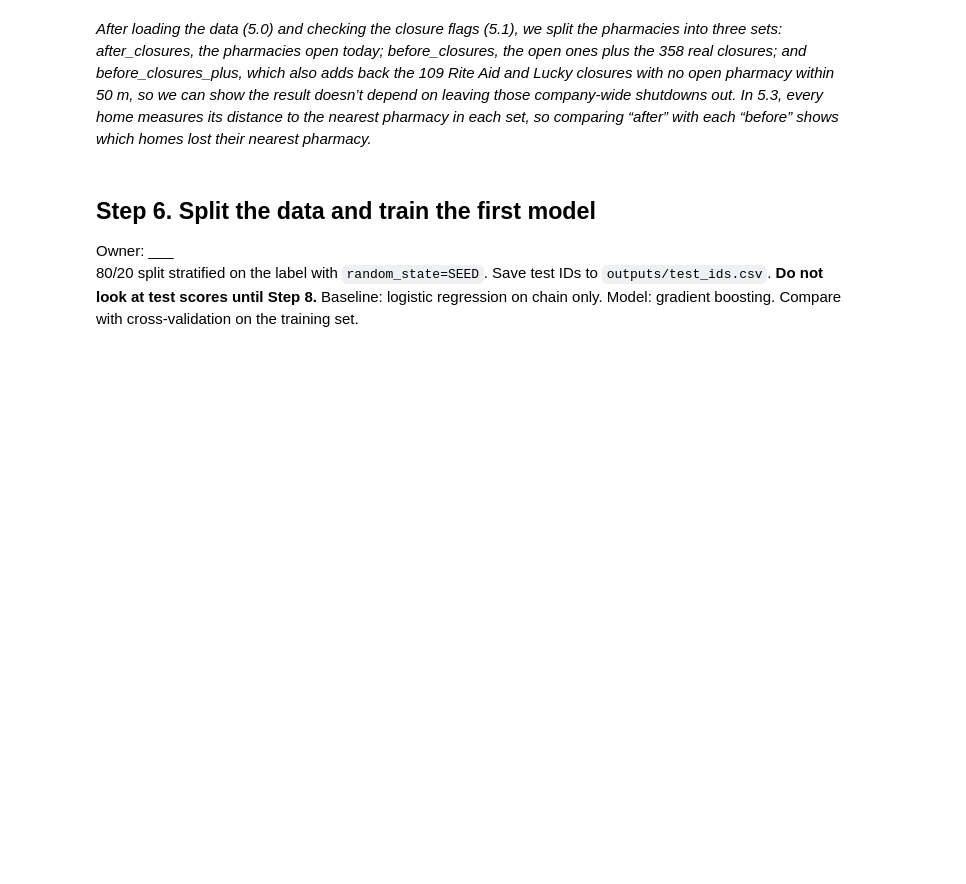
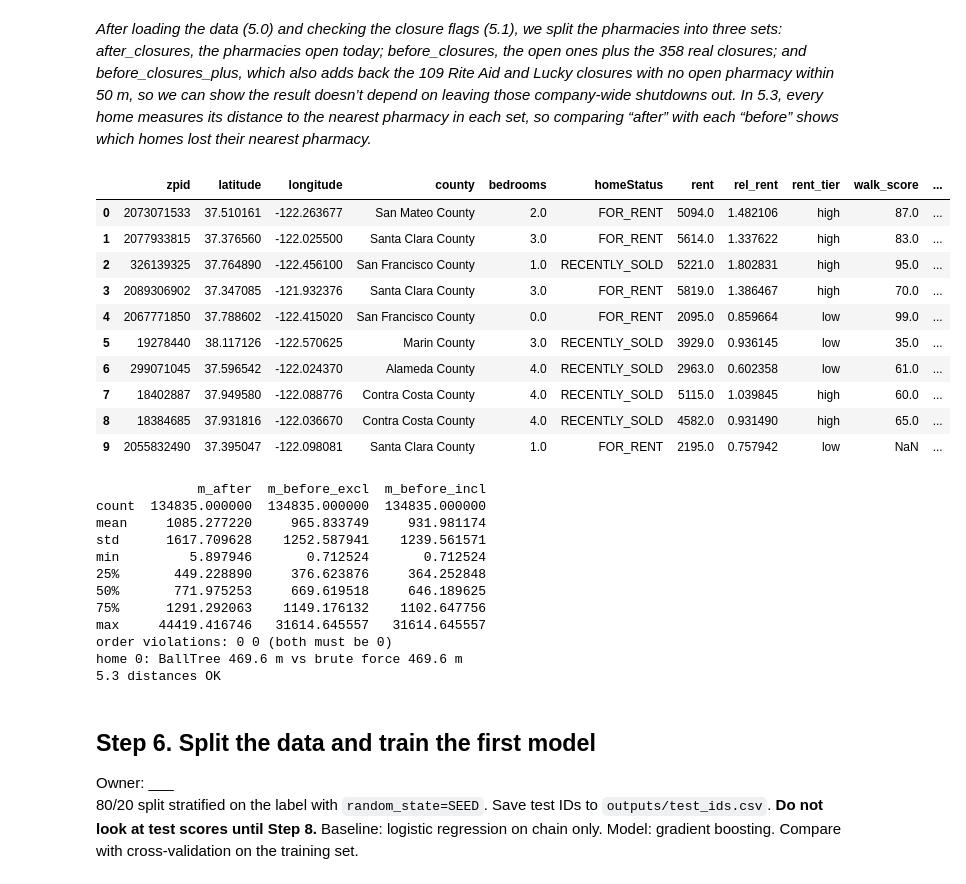
Before and after one commit to EthanRCF/ghost-pharmacies, a Jupyter notebook: notebooks/ghost_pharmacies_brian.ipynb, the cells around one changed output. Cells and saved outputs as stored; diff of their text form; code cells hidden in the pictures; blank space fills up the shorter version.

Commit message:
5.3: got 3 distances for how far away the closest pharm is, 3 bc of current and past and edge case cover

```diff
--- a/notebooks/ghost_pharmacies_brian.ipynb
+++ b/notebooks/ghost_pharmacies_brian.ipynb
@@ -579,15 +579,11 @@ print("5.1 flags OK \n")
 
 
 # 5.2: narrowing down pharmacies_clean.csv to the 3 sets we need, after_set, before_excl, before_incl
-after_closures = load_ph[is_open] # current status of pharm
-before_closures = load_ph[is_open | is_real]
-before_closures_plus = load_ph[(is_open | is_real) | (is_closed & is_chain & ~near_open)]
-
-# 5.2 checks: set sizes, nesting, and what each step adds
-after_closures       = load_ph[is_open].copy()
-before_closures      = load_ph[is_open | is_real].copy()
+after_closures = load_ph[is_open].copy() # current status of pharm
+before_closures = load_ph[is_open | is_real].copy()
 before_closures_plus = load_ph[(is_open | is_real) | (is_closed & is_chain & ~near_open)].copy()
 
+# 5.2 check the set sizes they should be
 for name, df, expected in [("after", after_closures, 1168),
                            ("before_excl", before_closures, 1526),
                            ("before_incl", before_closures_plus, 1635)]:
@@ -611,3 +607,69 @@ before_incl: 1635 (expected 1635)
 5.2 sets OK
 # %% [markdown]
 *After loading the data (5.0) and checking the closure flags (5.1), we split the pharmacies into three sets: after_closures, the pharmacies open today; before_closures, the open ones plus the 358 real closures; and before_closures_plus, which also adds back the 109 Rite Aid and Lucky closures with no open pharmacy within 50 m, so we can show the result doesn’t depend on leaving those company-wide shutdowns out. In 5.3, every home measures its distance to the nearest pharmacy in each set, so comparing “after” with each “before” shows which homes lost their nearest pharmacy.*
+# %%
+# 5.3: for every home, find out how far away the closest pharm is (do it for all 3 sets you got)
+# helper function that finds closest pharm for every home
+def nearest_pharm(homes, pharm):
+    pharm_rad = np.radians(pharm[["lat", "lon"]].to_numpy())
+    homes_rad = np.radians(homes[["latitude", "longitude"]].to_numpy())
+    tree = BallTree(pharm_rad, metric="haversine") # tree.query will find the nearest pharma for every value in homes_rad, very large dataset
+    dist_rad, idx = tree.query(homes_rad, k=1) # gets the rad distance from pharma and the row positions of the pharmacies
+    # will be using [:, 0] in order to turn 2 d array output from tree.query into 1d array
+    meters = dist_rad[:, 0] * 6371 * 1000
+    place_ids = pharm["place_id"].to_numpy()[idx[:, 0]] # the part at the end means fancy indexing, swap each pharmacy position for its place_id; result stays in home order
+    return meters, place_ids
+
+# one call per pharmacy set; "after" doesn't need the place_id, so _ discards it
+load_hm_cleaned["m_after"], _ = nearest_pharm(load_hm_cleaned, after_closures)
+load_hm_cleaned["m_before_excl"], load_hm_cleaned["pid_before_excl"] = nearest_pharm(load_hm_cleaned, before_closures)
+load_hm_cleaned["m_before_incl"], load_hm_cleaned["pid_before_incl"] = nearest_pharm(load_hm_cleaned, before_closures_plus)
+# example: if idx[:, 0] = [2, 0, 2] and the place_ids are [CVS, Walgreens, Safeway],
+# the result is [Safeway, CVS, Safeway]: home 0's nearest is Safeway, home 1's is CVS, home 2's is Safeway
+
+
+dist_cols = ["m_after", "m_before_excl", "m_before_incl"]
+
+# check 1, units: medians should be hundreds of metres, not 0.0001 or thousands of km
+print(load_hm_cleaned[dist_cols].describe())
+
+# check 2, order: adding pharmacies can only make the nearest one closer
+bad_incl = (load_hm_cleaned["m_before_incl"] > load_hm_cleaned["m_before_excl"] + 1e-6).sum()
+bad_excl = (load_hm_cleaned["m_before_excl"] > load_hm_cleaned["m_after"] + 1e-6).sum()
+print("order violations:", bad_incl, bad_excl, "(both must be 0)")
+assert bad_incl == 0 and bad_excl == 0, "a 'before' distance is longer than a smaller set's distance"
+
+# check 3, by hand: brute-force one home against every open pharmacy with Step 2's distance()
+h = load_hm_cleaned.iloc[0]
+brute = distance(h["latitude"], h["longitude"], after_closures["lat"], after_closures["lon"]).min()
+print(f"home 0: BallTree {h['m_after']:.1f} m vs brute force {brute:.1f} m")
+assert abs(brute - h["m_after"]) < 1, "BallTree and brute force disagree"
+
+# check 4, rows: no home lost
+assert len(load_hm_cleaned) == 134835, f"homes: {len(load_hm_cleaned)}"
+assert load_hm_cleaned[dist_cols].isna().sum().sum() == 0, "missing distances"
+print("5.3 distances OK")
+# %% [output]
+|  | zpid | latitude | longitude | county | bedrooms | homeStatus | rent | rel_rent | rent_tier | walk_score | ... |
+| 0 | 2073071533 | 37.510161 | -122.263677 | San Mateo County | 2.0 | FOR_RENT | 5094.0 | 1.482106 | high | 87.0 | ... |
+| 1 | 2077933815 | 37.376560 | -122.025500 | Santa Clara County | 3.0 | FOR_RENT | 5614.0 | 1.337622 | high | 83.0 | ... |
+| 2 | 326139325 | 37.764890 | -122.456100 | San Francisco County | 1.0 | RECENTLY_SOLD | 5221.0 | 1.802831 | high | 95.0 | ... |
+| 3 | 2089306902 | 37.347085 | -121.932376 | Santa Clara County | 3.0 | FOR_RENT | 5819.0 | 1.386467 | high | 70.0 | ... |
+| 4 | 2067771850 | 37.788602 | -122.415020 | San Francisco County | 0.0 | FOR_RENT | 2095.0 | 0.859664 | low | 99.0 | ... |
+| 5 | 19278440 | 38.117126 | -122.570625 | Marin County | 3.0 | RECENTLY_SOLD | 3929.0 | 0.936145 | low | 35.0 | ... |
+| 6 | 299071045 | 37.596542 | -122.024370 | Alameda County | 4.0 | RECENTLY_SOLD | 2963.0 | 0.602358 | low | 61.0 | ... |
+| 7 | 18402887 | 37.949580 | -122.088776 | Contra Costa County | 4.0 | RECENTLY_SOLD | 5115.0 | 1.039845 | high | 60.0 | ... |
+| 8 | 18384685 | 37.931816 | -122.036670 | Contra Costa County | 4.0 | RECENTLY_SOLD | 4582.0 | 0.931490 | high | 65.0 | ... |
+| 9 | 2055832490 | 37.395047 | -122.098081 | Santa Clara County | 1.0 | FOR_RENT | 2195.0 | 0.757942 | low | NaN | ... |
+             m_after  m_before_excl  m_before_incl
+count  134835.000000  134835.000000  134835.000000
+mean     1085.277220     965.833749     931.981174
+std      1617.709628    1252.587941    1239.561571
+min         5.897946       0.712524       0.712524
+25%       449.228890     376.623876     364.252848
+50%       771.975253     669.619518     646.189625
+75%      1291.292063    1149.176132    1102.647756
+max     44419.416746   31614.645557   31614.645557
+order violations: 0 0 (both must be 0)
+home 0: BallTree 469.6 m vs brute force 469.6 m
+5.3 distances OK
```
Also changed, not shown: parts of 1 cell of this notebook.
